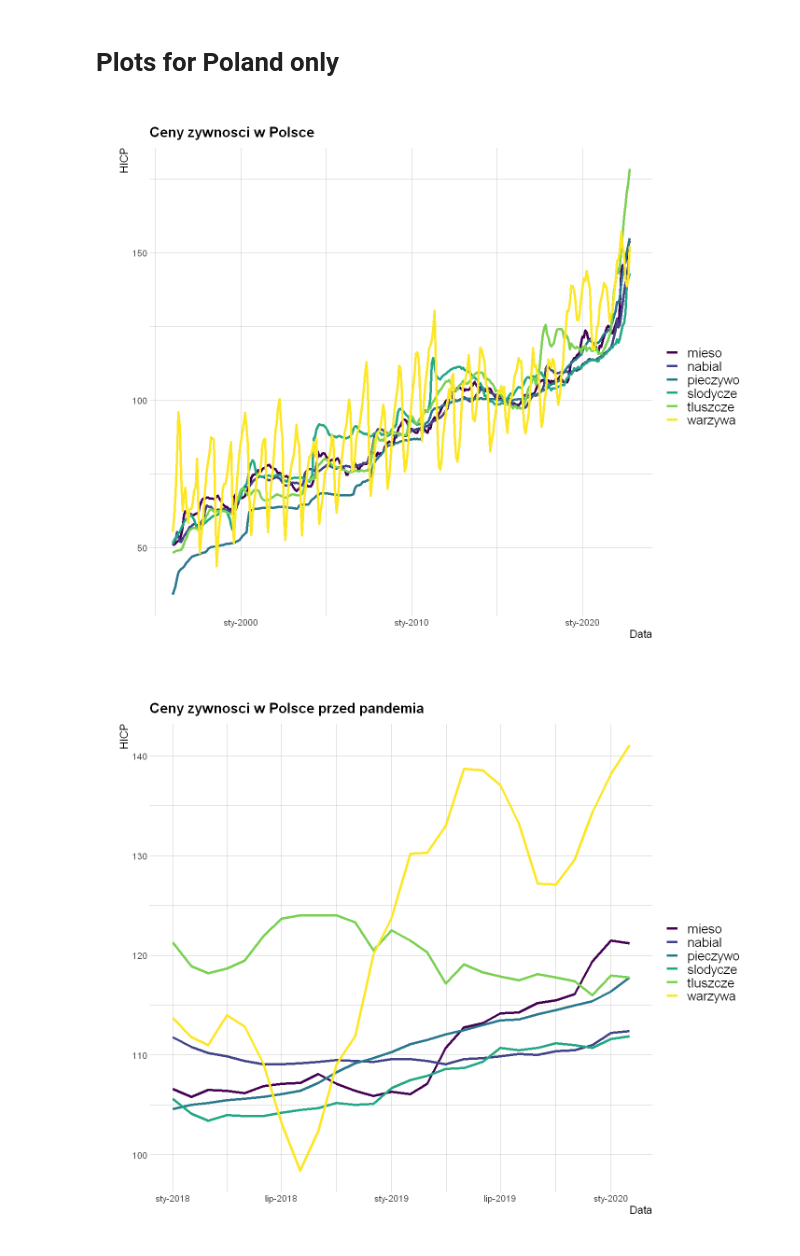
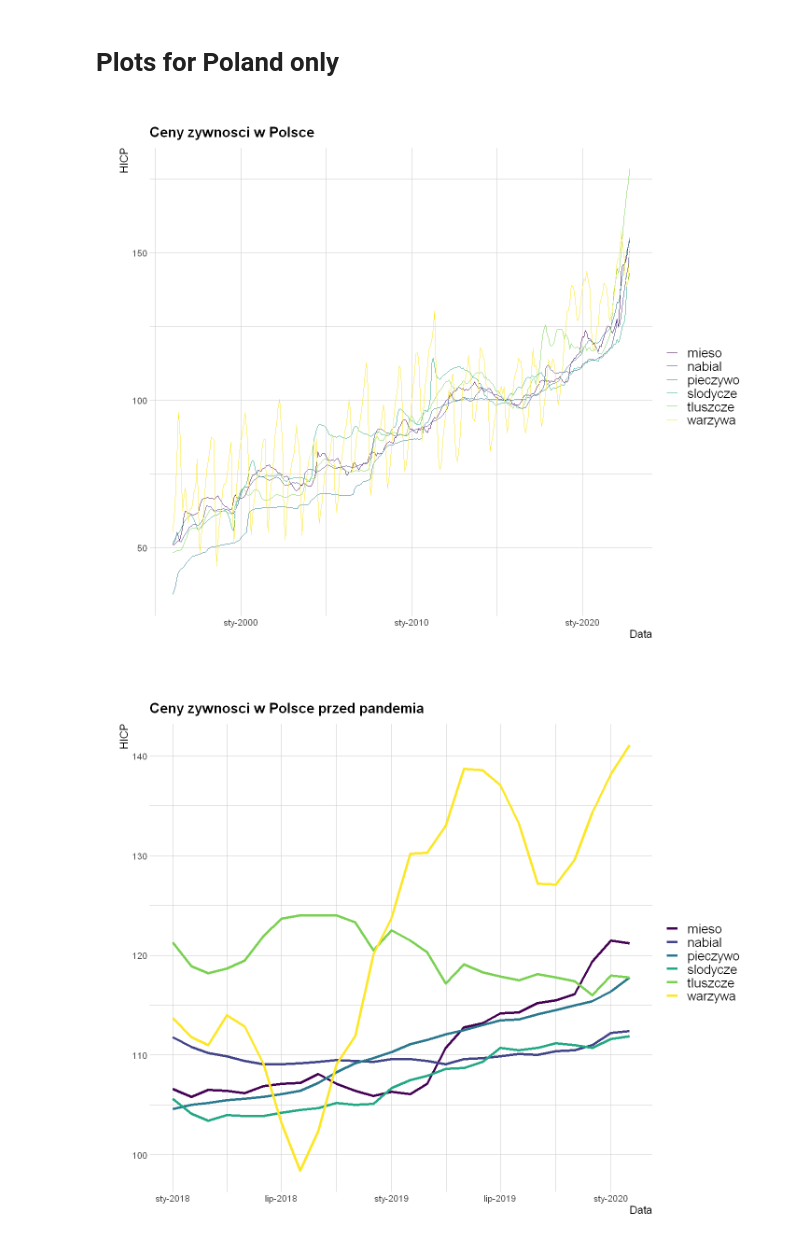
Before and after one commit to AdamixD/SAD_Projekt_1, a Jupyter notebook: Problem2.ipynb, the cells around one changed output. Cells and saved outputs as stored; diff of their text form; code cells hidden in the pictures.

Commit message:
plots for countries with hicp

```diff
--- a/Problem2.ipynb
+++ b/Problem2.ipynb
@@ -222,14 +222,14 @@ countries_hicp_total
 # %%
 hicp_total_tidy = filter(hicp_total_tidy, kraj %in% countries_hicp_total)
 # %%
-plot_with_hicp_total <- function(data, title, countries, types, inflation_data, countries_hicp_total) {
+plot_with_hicp_total <- function(data, title, countries, types, hicp_data, countries_hicp_total) {
     data = filter(data, typ %in% types)
 
     ggplot() +
-    geom_line(data = inflation_data, aes(x=Period, y=hicp_total, group=kraj, color=kraj)) +
+    geom_line(size=1.5) +
+    geom_line(data = hicp_data, aes(x=Period, y=hicp_total, group=kraj, color=kraj)) +
     geom_line(data = data, aes(x=Period, y=cena, group=kraj, color=kraj)) +
     scale_color_viridis(discrete = TRUE) +
-    geom_line(size=1.5) +
     guides(fill=guide_legend(title=NULL)) +
     xlab("Data") + ylab("HICP") +
     ggtitle(title) +
@@ -264,6 +264,28 @@ plot_for_country <- function(data, title, countries, types) {
                 text=element_text(family="CM Roman", size=21)
         )
 }
+# %%
+plot_for_country_with_hicp <- function(data, title, countries, types, hicp_data, countries_hicp_total) {
+    data = filter(data, typ %in% types)
+
+    ggplot() +
+    geom_line(size=1.5) +
+    geom_line(data = hicp_data, aes(x=Period, y=hicp_total, group=kraj, color=kraj)) +
+    geom_line(data = data, aes(x=Period, y=cena, group=typ, color=typ)) +
+    scale_color_viridis(discrete = TRUE, labels = types) +
+    guides(fill=guide_legend(title=NULL)) +
+    xlab("Data") + ylab("HICP") +
+    ggtitle(title) +
+    theme_ipsum() +
+    scale_x_date(date_labels = "%b-%Y") +
+    theme(
+        legend.title = element_blank(),
+        plot.title = element_text(size=18),
+        axis.title.x = element_text(size=14),
+        axis.title.y = element_text(size=14),
+            text=element_text(family="CM Roman", size=21)
+    )
+}
 # %%
 options(repr.plot.width=12, repr.plot.height=10)
 options(warn=-1)
@@ -316,13 +334,14 @@ plot(war_data, "Tuż po inwazji na Ukrainę", countries, c('mieso'))
 # Plots for Poland only
 # %%
 country = c('Poland')
+country_hicp = c('HICP_Poland')
 country_hicp_tidy = filter(hicp_total_tidy, kraj %in% country)
 # %%
 # ('mieso', 'nabial', 'pieczywo', 'slodycze', 'tluszcze', 'warzywa')
 data_for_country = filter(picks_tidy, kraj %in% country)
-plot_for_country(data_for_country, "Ceny zywnosci w Polsce", country, c('mieso', 'nabial', 'pieczywo', 'slodycze', 'tluszcze', 'warzywa'))
+plot_for_country_with_hicp(data_for_country, "Ceny zywnosci w Polsce", country, c('mieso', 'nabial', 'pieczywo', 'slodycze', 'tluszcze', 'warzywa'), country_hicp_tidy, country_hicp)
 # %% [output]
-[figure, old version]
+[figure, new version]
 # %%
 data_for_country = filter(before_pandemic_data, kraj %in% country)
 plot_for_country(data_for_country, "Ceny zywnosci w Polsce przed pandemia", country, c('mieso', 'nabial', 'pieczywo', 'slodycze', 'tluszcze', 'warzywa'))
```
Also changed, not shown: parts of 6 cells of this notebook.
